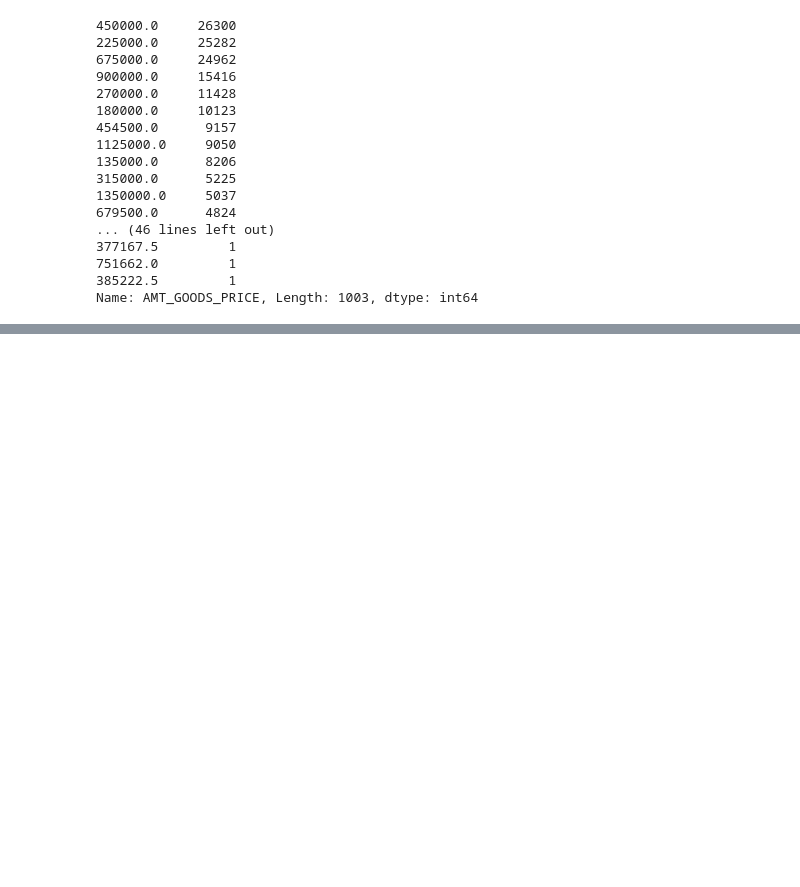
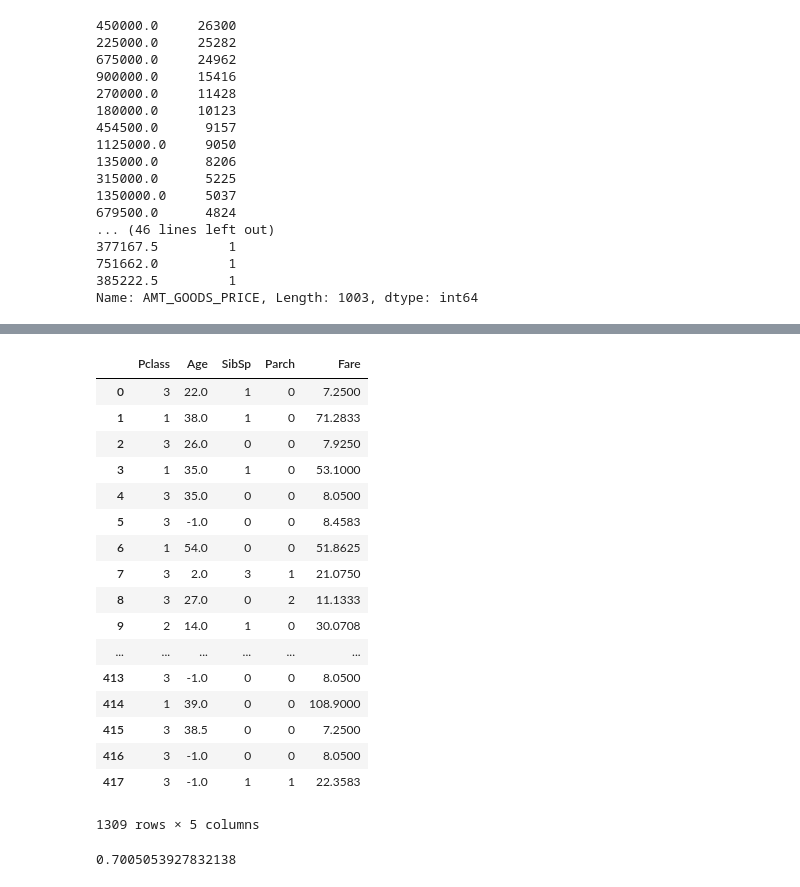
Before and after one commit to zzo30802/3rd-ML100Days, a Jupyter notebook: homework/ML_100Days_note.ipynb, the cells around one changed output, grey strips where cells are left out. Cells and saved outputs as stored; diff of their text form; code cells hidden in the pictures; blank space fills up the shorter version.

```diff
--- a/homework/ML_100Days_note.ipynb
+++ b/homework/ML_100Days_note.ipynb
@@ -1388,0 +1485,5 @@ Name: AMT_GOODS_PRICE, Length: 1003, dtype: int64
+# %%
+#2 讀取訓練、測試用資料
+data_path = 'data/'
+df_train = pd.read_csv(data_path + 'titanic_train.csv')
+df_test = pd.read_csv(data_path + 'titanic_test.csv')
@@ -1388,0 +1519,13 @@ Name: AMT_GOODS_PRICE, Length: 1003, dtype: int64
+# %%
+# 5 將文字形欄位拿掉，只留下數值型欄位
+num_features = []
+for dtype, feature in zip(df.dtypes, df.columns):
+    if dtype == 'float64' or dtype == 'int64':
+        num_features.append(feature)
+print(f'{len(num_features)} Numeric Features : {num_features}\n')
+
+# train_Y.shape     -> (891,)
+# train_Y.shape[0]  ->  891
+df = df[num_features]
+train_num = train_Y.shape[0]
+df.head()
@@ -1388,0 +1540,46 @@ Name: AMT_GOODS_PRICE, Length: 1003, dtype: int64
+# %%
+#6 處理缺值
+'''
+補0、-1，平均值、眾數、中位數
+'''
+
+'''
+補平均值
+df = df.fillna(df.mean())
+
+補0
+df_0 = df.fillna(0)
+
+補眾數
+mode_goods_price = list(app_train['AMT_GOODS_PRICE'].value_counts().index)
+mode_goods_price[0]
+
+補中位數
+q_50 = np.percentile(app_train[~app_train['AMT_ANNUITY'].isnull()]['AMT_ANNUITY'], 50)
+app_train.loc[app_train['AMT_ANNUITY'].isnull(),'AMT_ANNUITY'] = q_50
+'''
+
+# 空值補 -1
+df_m1 = df.fillna(-1)
+train_X = df_m1[:train_num]
+# %%
+df_m1
+# %% [output]
+|  | Pclass | Age | SibSp | Parch | Fare |
+| 0 | 3 | 22.0 | 1 | 0 | 7.2500 |
+| 1 | 1 | 38.0 | 1 | 0 | 71.2833 |
+| 2 | 3 | 26.0 | 0 | 0 | 7.9250 |
+| 3 | 1 | 35.0 | 1 | 0 | 53.1000 |
+| 4 | 3 | 35.0 | 0 | 0 | 8.0500 |
+| 5 | 3 | -1.0 | 0 | 0 | 8.4583 |
+| 6 | 1 | 54.0 | 0 | 0 | 51.8625 |
+| 7 | 3 | 2.0 | 3 | 1 | 21.0750 |
+| 8 | 3 | 27.0 | 0 | 2 | 11.1333 |
+| 9 | 2 | 14.0 | 1 | 0 | 30.0708 |
+| ... | ... | ... | ... | ... | ... |
+| 413 | 3 | -1.0 | 0 | 0 | 8.0500 |
+| 414 | 1 | 39.0 | 0 | 0 | 108.9000 |
+| 415 | 3 | 38.5 | 0 | 0 | 7.2500 |
+| 416 | 3 | -1.0 | 0 | 0 | 8.0500 |
+| 417 | 3 | -1.0 | 1 | 1 | 22.3583 |
+1309 rows × 5 columns
@@ -1388,0 +1598,11 @@ Name: AMT_GOODS_PRICE, Length: 1003, dtype: int64
+# %%
+# 8 LogisticRegression回歸預測
+'''
+# 忽略警告訊息
+import warnings
+warnings.filterwarnings('ignore')
+'''
+estimator = LogisticRegression( solver='lbfgs' )
+cross_val_score(estimator, train_X, train_Y, cv=5).mean()
+# %% [output]
+0.7005053927832138
```
Also changed, not shown: parts of 50 cells of this notebook.
